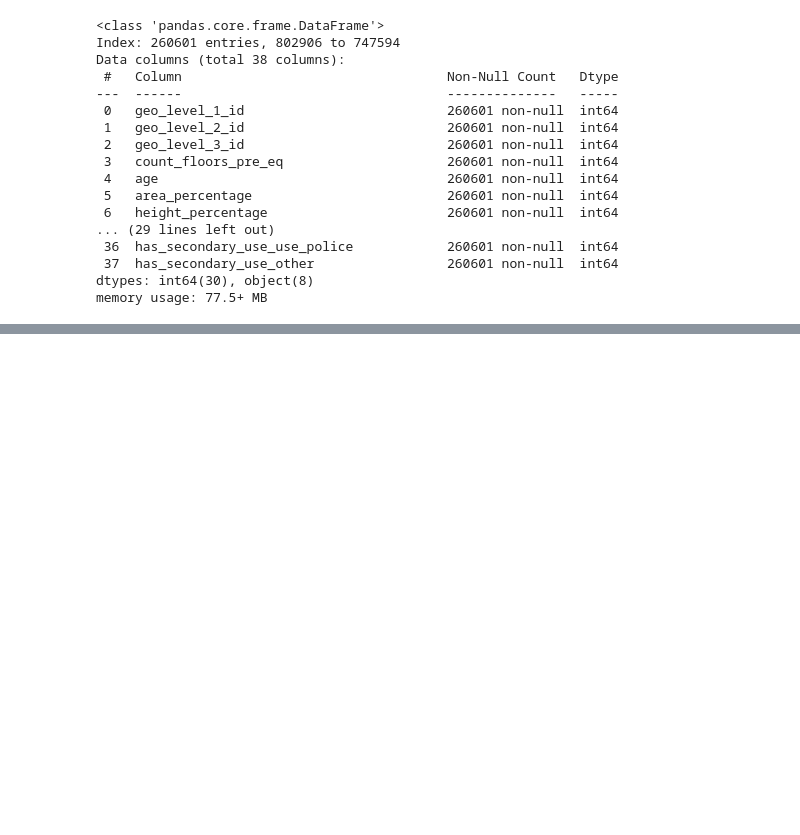
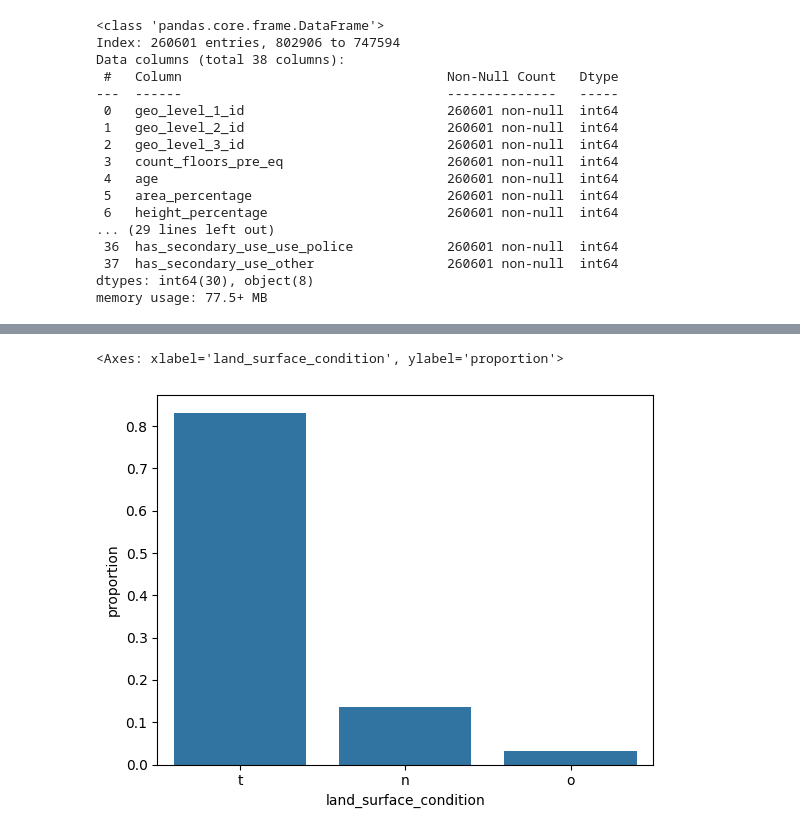
Before and after one commit to Hor-layinka/Hobs-Portfolio-projects, a Jupyter notebook: ClassificationModels/earth_quake_damage_pred.ipynb, the cells around one changed output, grey strips where cells are left out. Drawn from its saved outputs; the diff is of its cells as text; code cells hidden in the pictures; blank space fills up the shorter version.

```diff
--- a/ClassificationModels/earth_quake_damage_pred.ipynb
+++ b/ClassificationModels/earth_quake_damage_pred.ipynb
@@ -50,0 +114,5 @@ memory usage: 77.5+ MB
+# %%
+sns.barplot(data=train_data.land_surface_condition.value_counts(normalize=True))
+# %% [output]
+<Axes: xlabel='land_surface_condition', ylabel='proportion'>
+[figure, added]
```
Also changed, not shown: parts of 11 cells of this notebook.
